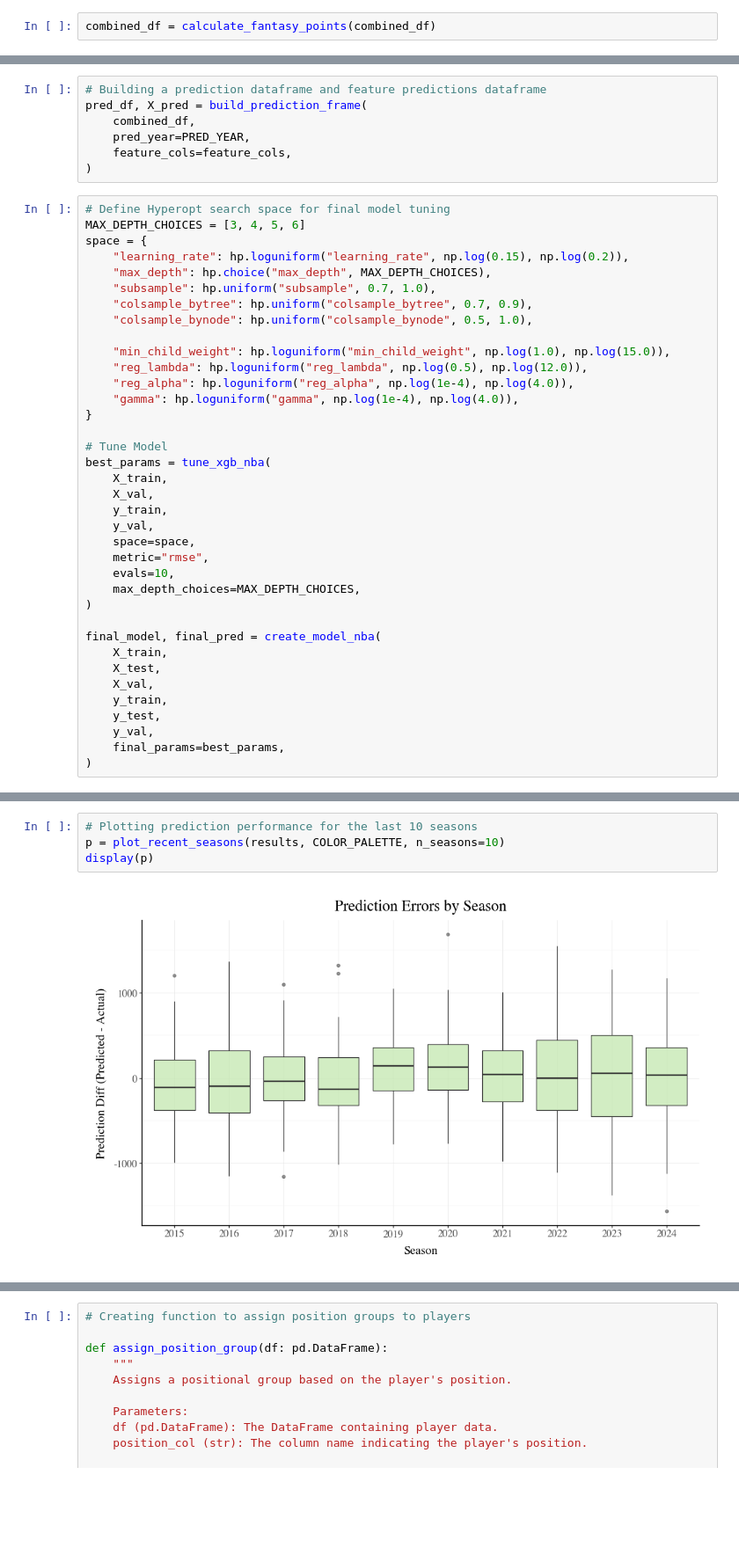
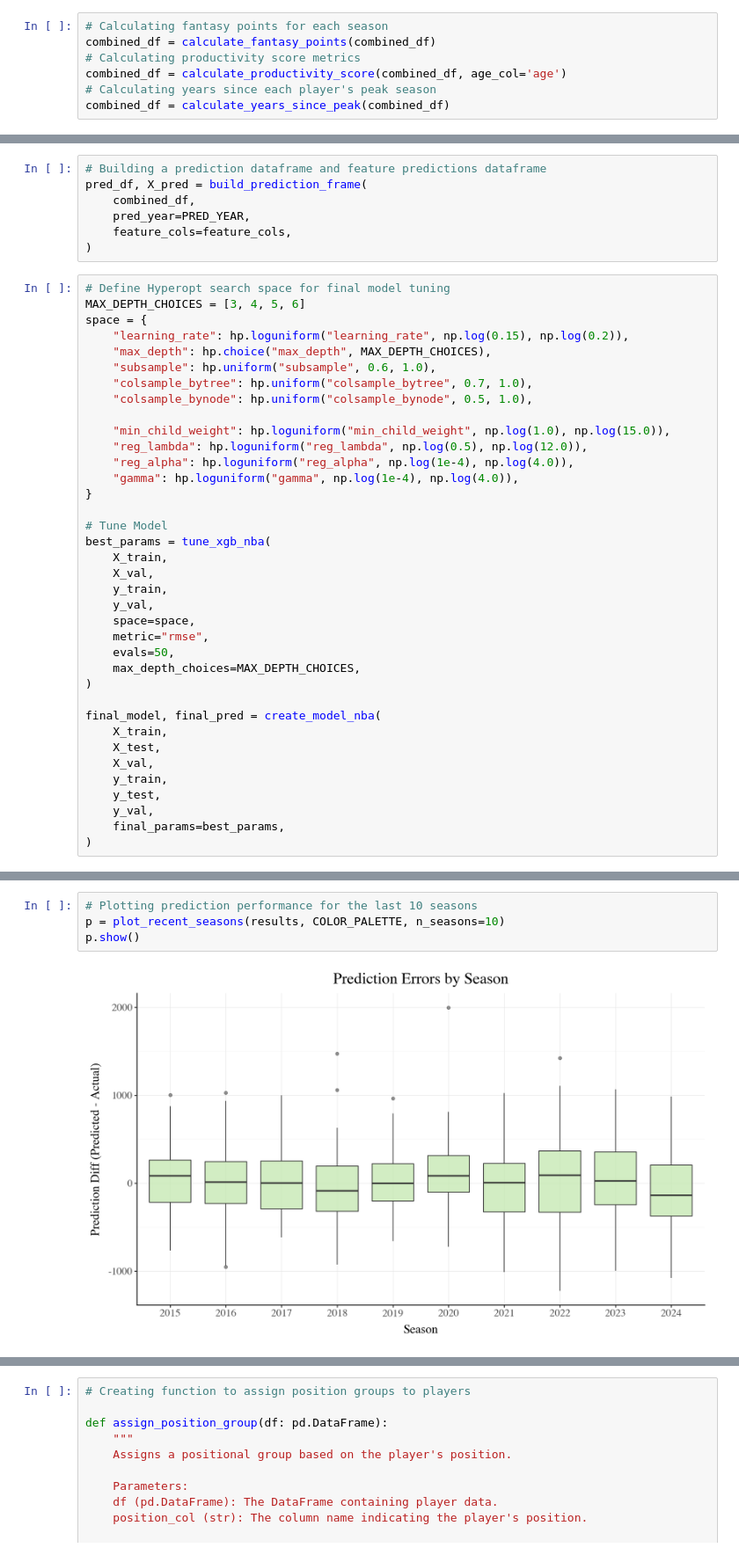
Before and after one commit to boon-man/nba_modeling, a Jupyter notebook: run_model.ipynb, the cells around one changed output, grey strips where cells are left out. Shown at 88% size. Drawn from its saved outputs; the diff is of its cells as text; blank space fills up the shorter version.

```diff
--- a/run_model.ipynb
+++ b/run_model.ipynb
@@ -171,5 +125,10 @@ display(combined_df)
 # %%
+# Calculating fantasy points for each season
 combined_df = calculate_fantasy_points(combined_df)
+# Calculating productivity score metrics
+combined_df = calculate_productivity_score(combined_df, age_col='age')
+# Calculating years since each player's peak season
+combined_df = calculate_years_since_peak(combined_df)
 # %%
 awards_parsed = combined_df["awards"].apply(parse_awards_cell)
 
@@ -304,8 +265,8 @@ MAX_DEPTH_CHOICES = [3, 4, 5, 6]
 space = {
     "learning_rate": hp.loguniform("learning_rate", np.log(0.15), np.log(0.2)),
     "max_depth": hp.choice("max_depth", MAX_DEPTH_CHOICES),
-    "subsample": hp.uniform("subsample", 0.7, 1.0),
-    "colsample_bytree": hp.uniform("colsample_bytree", 0.7, 0.9),
+    "subsample": hp.uniform("subsample", 0.6, 1.0),
+    "colsample_bytree": hp.uniform("colsample_bytree", 0.7, 1.0),
     "colsample_bynode": hp.uniform("colsample_bynode", 0.5, 1.0),
 
     "min_child_weight": hp.loguniform("min_child_weight", np.log(1.0), np.log(15.0)),
@@ -322,7 +283,7 @@ best_params = tune_xgb_nba(
     y_val,
     space=space,
     metric="rmse",
-    evals=10,
+    evals=50,
     max_depth_choices=MAX_DEPTH_CHOICES,
 )
 
@@ -393,9 +353,9 @@ display(p)
 # %%
 # Plotting prediction performance for the last 10 seasons
 p = plot_recent_seasons(results, COLOR_PALETTE, n_seasons=10)
-display(p)
+p.show()
 # %% [output]
-[figure, old version]
+[figure, new version]
 # %%
 # Plotting performance by prediction decile
 p = plot_decile_calib(results, COLOR_PALETTE)
```
Also changed, not shown: parts of 23 cells of this notebook, 3 other files.
